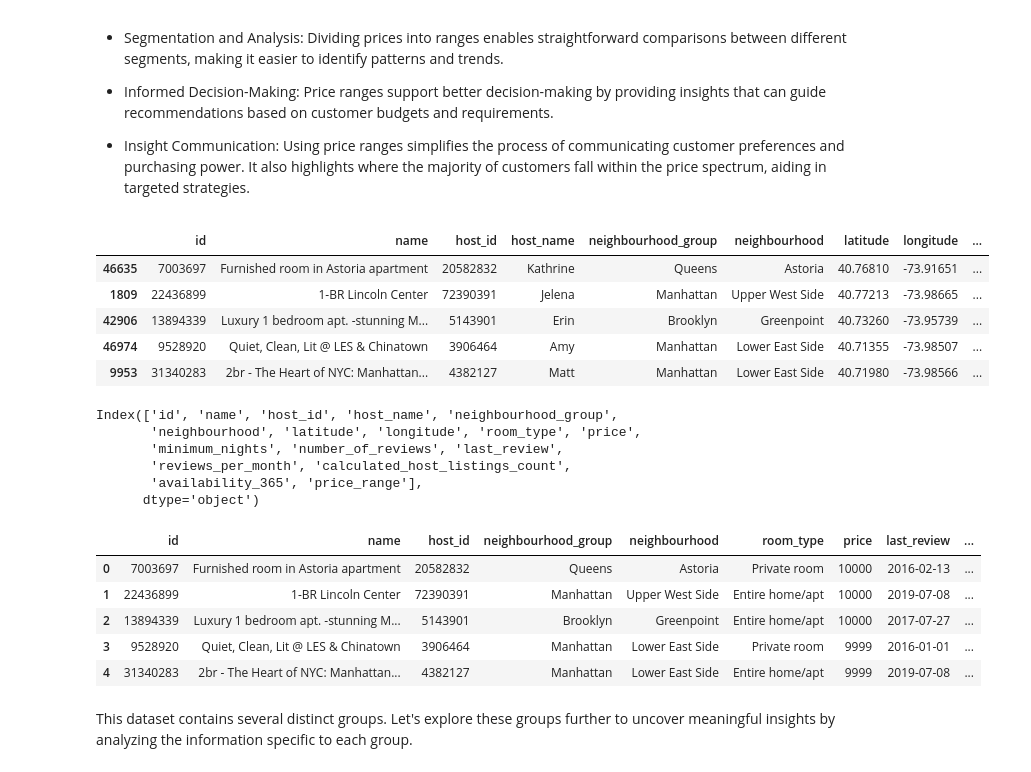
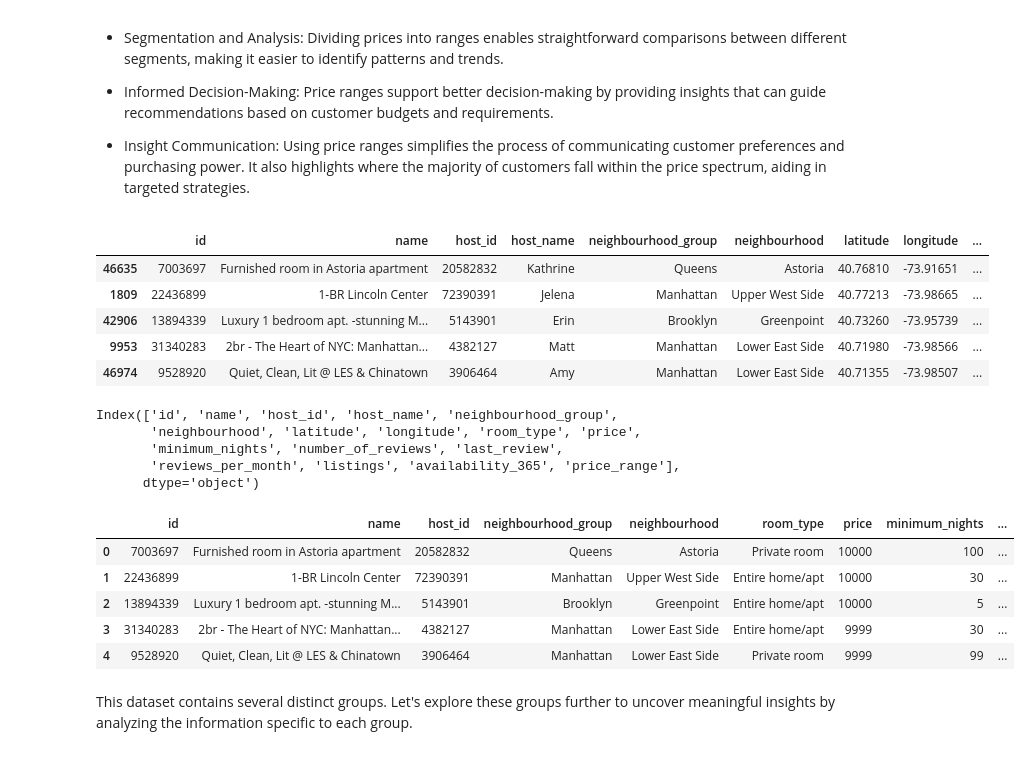
Before and after one commit to vibha-sanghani/EDA-AirBnb-Bookings-Analysis, a Jupyter notebook: Vibha_EDA_Airbnb.ipynb, the cells around one changed output. Drawn from its saved outputs; the diff is of its cells as text; code cells hidden in the pictures.

```diff
--- a/Vibha_EDA_Airbnb.ipynb
+++ b/Vibha_EDA_Airbnb.ipynb
@@ -295,0 +298,4 @@ As we can see we were having missing values in name, host_name,and reviews_per_m
+# %%
+# drop null value column
+df_airbnb.dropna(subset=['name', 'host_name'], inplace=True)
+df_airbnb.isnull().sum()
@@ -295,0 +323,4 @@ As we can see we were having missing values in name, host_name,and reviews_per_m
+# %%
+# fill NAN Values into 0 in review per month
+df_airbnb['reviews_per_month'].fillna(0, inplace=True)
+df_airbnb.isnull().sum()
@@ -308,0 +369,17 @@ df_airbnb.describe()
+# %%
+# As we see above the column_name 'calculated_host_listings_count' is quiet long
+# Let's change it to 'listings'
+df_airbnb.rename(columns={
+    "calculated_host_listings_count": 'listings'
+}, inplace=True)
+
+# Lets check the price columns once
+df_airbnb['price'].describe()
+
+# As we can see the min price is 0 which is not likely to happen.
+# According to the current website the price range starts from $25.
+# In this case we will check for the prices which are below $25 and we will
+# replace their values with 25 so that we can handle the outliers in price column.
+
+df_airbnb['price'].replace(range(0, 25), 25, inplace=True) # replacing values
+df_airbnb['price'].describe()
@@ -308,0 +405,9 @@ df_airbnb.describe()
+# %%
+# Now let's check the minimum_nights column.
+df_airbnb['minimum_nights'].describe()
+
+# As the minimum value in this column is 1, we can work on only the upper limit.
+# In this case if any value is more than 365 days, we will mark it as 365.
+
+df_airbnb['minimum_nights'].replace(range(366, 1251), 365, inplace=True) # replacing values
+df_airbnb['minimum_nights'].describe()
@@ -421,8 +570,8 @@ df_airbnb.head()
 | 46635 | 7003697 | Furnished room in Astoria apartment | 20582832 | Kathrine | Queens | Astoria | 40.76810 | -73.91651 | ... |
 | 1809 | 22436899 | 1-BR Lincoln Center | 72390391 | Jelena | Manhattan | Upper West Side | 40.77213 | -73.98665 | ... |
 | 42906 | 13894339 | Luxury 1 bedroom apt. -stunning M... | 5143901 | Erin | Brooklyn | Greenpoint | 40.73260 | -73.95739 | ... |
+| 9953 | 31340283 | 2br - The Heart of NYC: Manhattan... | 4382127 | Matt | Manhattan | Lower East Side | 40.71980 | -73.98566 | ... |
 | 46974 | 9528920 | Quiet, Clean, Lit @ LES & Chinatown | 3906464 | Amy | Manhattan | Lower East Side | 40.71355 | -73.98507 | ... |
-| 9953 | 31340283 | 2br - The Heart of NYC: Manhattan... | 4382127 | Matt | Manhattan | Lower East Side | 40.71980 | -73.98566 | ... |
 # %%
 # Check our columns and filter those columns that will work as our features.
 df_airbnb.columns
@@ -430,24 +579,23 @@ df_airbnb.columns
 Index(['id', 'name', 'host_id', 'host_name', 'neighbourhood_group',
        'neighbourhood', 'latitude', 'longitude', 'room_type', 'price',
        'minimum_nights', 'number_of_reviews', 'last_review',
-       'reviews_per_month', 'calculated_host_listings_count',
-       'availability_365', 'price_range'],
+       'reviews_per_month', 'listings', 'availability_365', 'price_range'],
       dtype='object')
 # %%
 # Let's filter the dataframe with only the required columns.
 df_feature = df_airbnb[['id', 'name', 'host_id', 'neighbourhood_group',
-       'neighbourhood', 'room_type', 'price','last_review', 'price_range','minimum_nights',
-       'number_of_reviews', 'reviews_per_month', 'calculated_host_listings_count',
-       'availability_365', ]]
+       'neighbourhood', 'room_type', 'price', 'minimum_nights',
+       'number_of_reviews', 'reviews_per_month', 'listings',
+       'availability_365', 'price_range']]
 df_feature=df_feature.reset_index(drop=True)
 df_feature.head()
 # %% [output]
-|  | id | name | host_id | neighbourhood_group | neighbourhood | room_type | price | last_review | ... |
-| 0 | 7003697 | Furnished room in Astoria apartment | 20582832 | Queens | Astoria | Private room | 10000 | 2016-02-13 | ... |
-| 1 | 22436899 | 1-BR Lincoln Center | 72390391 | Manhattan | Upper West Side | Entire home/apt | 10000 | 2019-07-08 | ... |
-| 2 | 13894339 | Luxury 1 bedroom apt. -stunning M... | 5143901 | Brooklyn | Greenpoint | Entire home/apt | 10000 | 2017-07-27 | ... |
-| 3 | 9528920 | Quiet, Clean, Lit @ LES & Chinatown | 3906464 | Manhattan | Lower East Side | Private room | 9999 | 2016-01-01 | ... |
-| 4 | 31340283 | 2br - The Heart of NYC: Manhattan... | 4382127 | Manhattan | Lower East Side | Entire home/apt | 9999 | 2019-07-08 | ... |
+|  | id | name | host_id | neighbourhood_group | neighbourhood | room_type | price | minimum_nights | ... |
+| 0 | 7003697 | Furnished room in Astoria apartment | 20582832 | Queens | Astoria | Private room | 10000 | 100 | ... |
+| 1 | 22436899 | 1-BR Lincoln Center | 72390391 | Manhattan | Upper West Side | Entire home/apt | 10000 | 30 | ... |
+| 2 | 13894339 | Luxury 1 bedroom apt. -stunning M... | 5143901 | Brooklyn | Greenpoint | Entire home/apt | 10000 | 5 | ... |
+| 3 | 31340283 | 2br - The Heart of NYC: Manhattan... | 4382127 | Manhattan | Lower East Side | Entire home/apt | 9999 | 30 | ... |
+| 4 | 9528920 | Quiet, Clean, Lit @ LES & Chinatown | 3906464 | Manhattan | Lower East Side | Private room | 9999 | 99 | ... |
 # %% [markdown]
 This dataset contains several distinct groups. Let's explore these groups further to uncover meaningful insights by analyzing the information specific to each group.
 # %%
```
Also changed, not shown: parts of 26 cells of this notebook.
